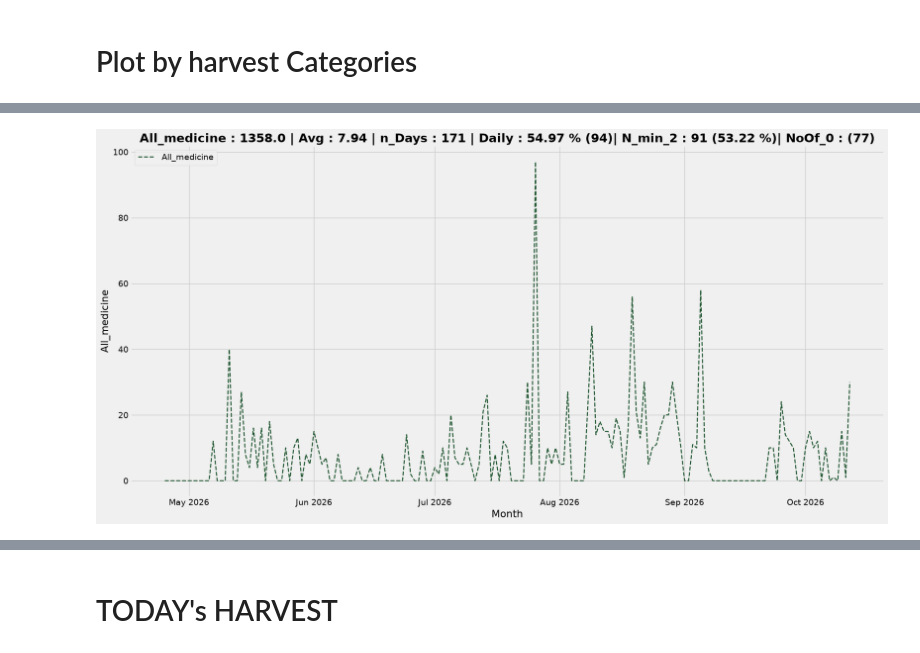
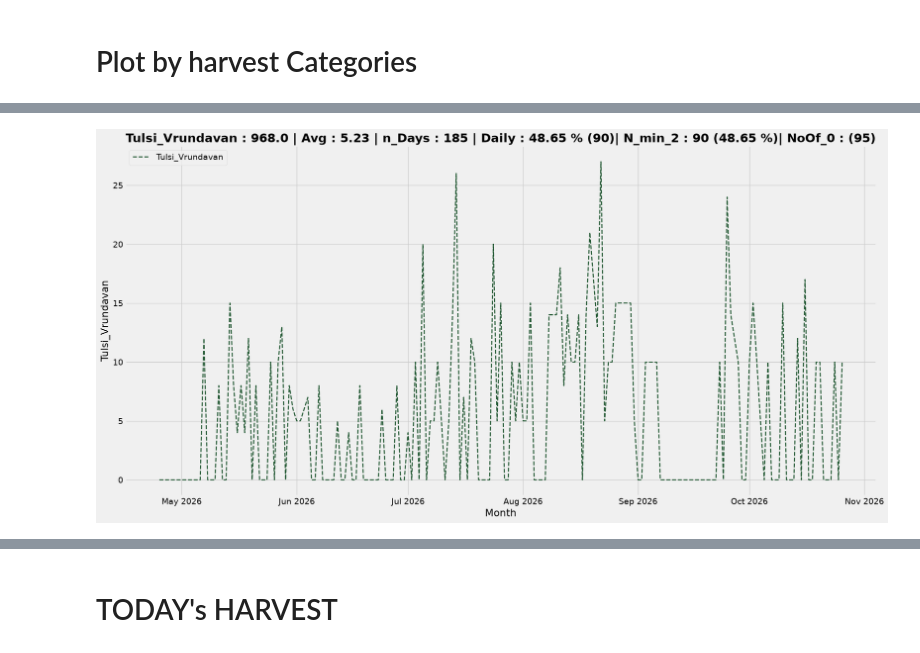
Before and after one commit to leomcp/Garden_Mgmt, a Jupyter notebook: nb/main.ipynb, the cells around one changed output, grey strips where cells are left out. Saved outputs shown, nothing was run; the diff lists cells and outputs as text; code cells hidden in the pictures.

```diff
--- a/nb/main.ipynb
+++ b/nb/main.ipynb
@@ -250,7 +263,7 @@ print(list(harvest_category_map.keys()))
 # %%
-plot_by_Cat("All_medicine", show_total = False, show_cat = True, show_sub_cat = False, n_min = 2)
+plot_by_Cat("Tulsi_Vrundavan", show_total = False, show_cat = True, show_sub_cat = False, n_min = 2)
 # %% [output]
-[figure, old version]
+[figure, new version]
 # %%
 main_df.tail()
 # %% [output]
```
Also changed, not shown: parts of 9 cells of this notebook, 2 other files.
